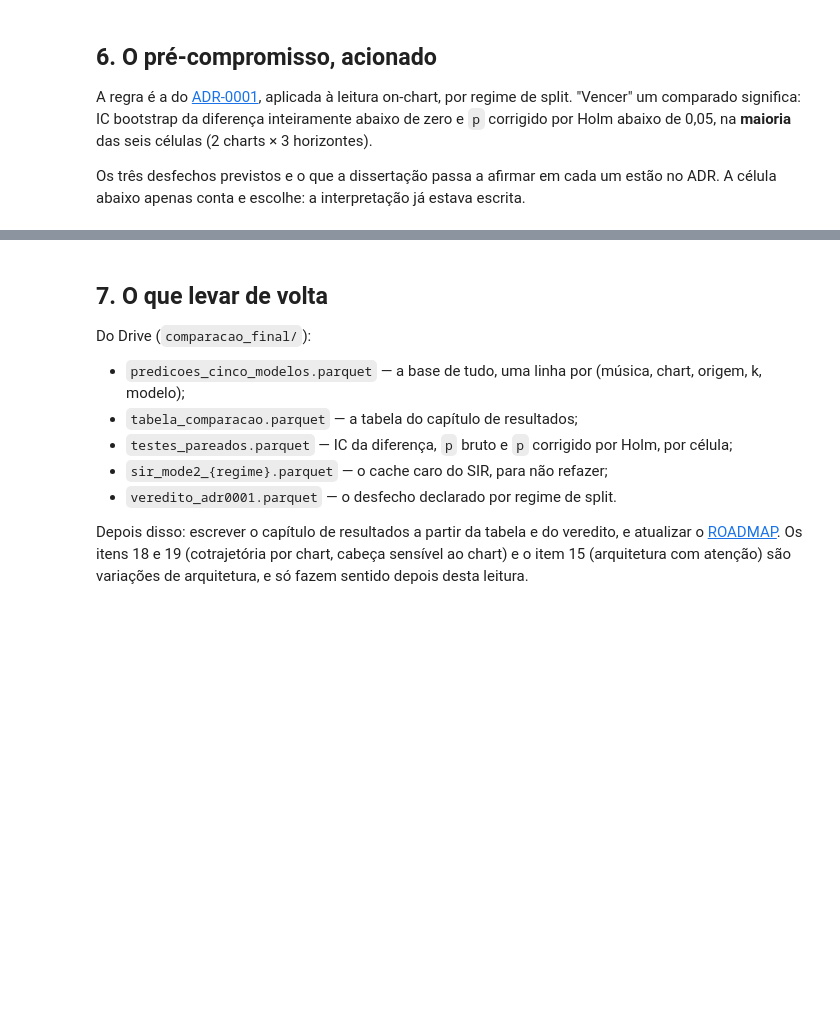
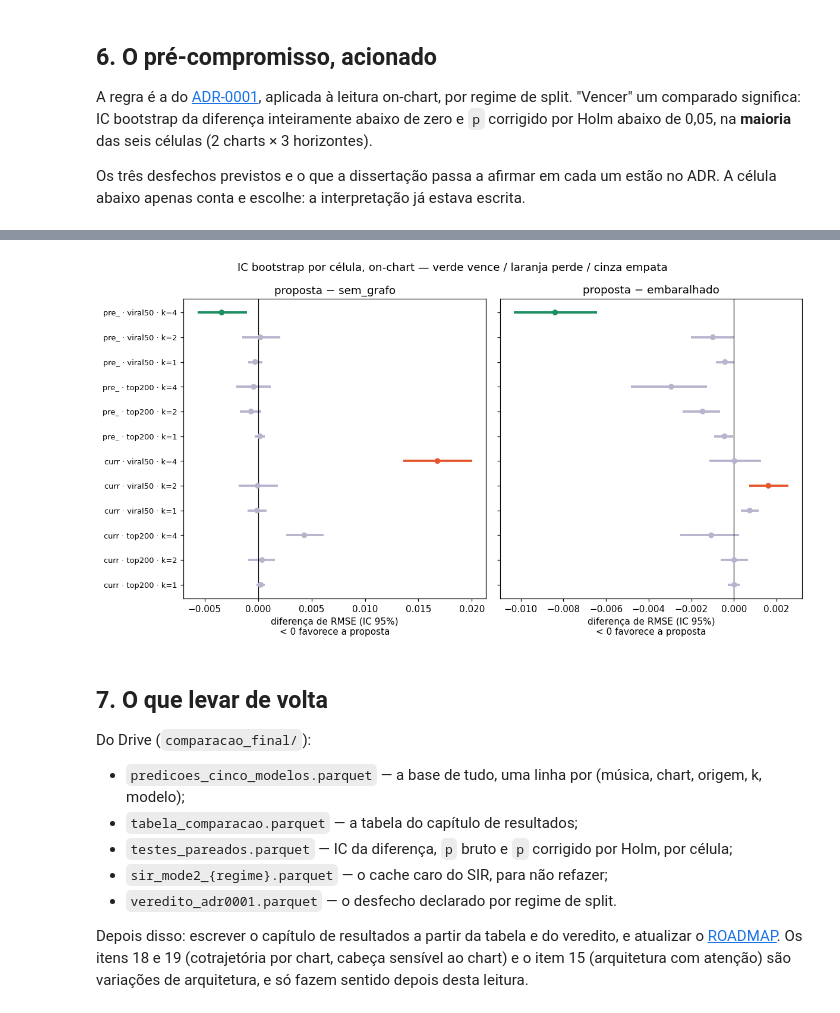
Before and after one commit to cristianomendieta/music-influence-gnn, a Jupyter notebook: notebooks/item10_comparacao_consolidada.ipynb, the cells around one changed output, grey strips where cells are left out. Cells and saved outputs as stored; diff of their text form; code cells hidden in the pictures; blank space fills up the shorter version.

```diff
--- a/notebooks/item10_comparacao_consolidada.ipynb
+++ b/notebooks/item10_comparacao_consolidada.ipynb
@@ -382,3 +522,23 @@ if veredito.desfecho.nunique() > 1:
+# %%
+fig, axes = plt.subplots(1, 2, figsize=(11, 6), sharey=True)
+for ax, contra in zip(axes, ["sem_grafo", "embaralhado"]):
+    sub = testes[(testes.recorte == "onchart") & (testes.contra == contra)].copy()
+    sub = sub.sort_values(["split_regime", "chart", "k"]).reset_index(drop=True)
+    sub["label"] = sub.split_regime.str[:4] + " · " + sub.chart + " · k=" + sub.k.astype(str)
+    y = np.arange(len(sub))
+    cores = np.where(sub.proposta_vence, "#1E8E63",
+             np.where(sub.proposta_perde, "#E4572E", "#B7B4CE"))
+    ax.hlines(y, sub.ci_lo, sub.ci_hi, color=cores, linewidth=2.5)
+    ax.scatter(sub.mean_diff, y, color=cores, zorder=3, s=28)
+    ax.axvline(0, color="black", linewidth=.8)
+    ax.set_yticks(y); ax.set_yticklabels(sub.label, fontsize=8.5)
+    ax.set_title(f"proposta − {contra}")
+    ax.set_xlabel("diferença de RMSE (IC 95%)\n< 0 favorece a proposta")
+fig.suptitle("IC bootstrap por célula, on-chart — verde vence / laranja perde / cinza empata")
+fig.tight_layout()
+plt.show()
+# %% [output]
+[figure, added]
 # %% [markdown]
 ## 7. O que levar de volta
 
```
Also changed, not shown: parts of 13 cells of this notebook, 4 other files.
